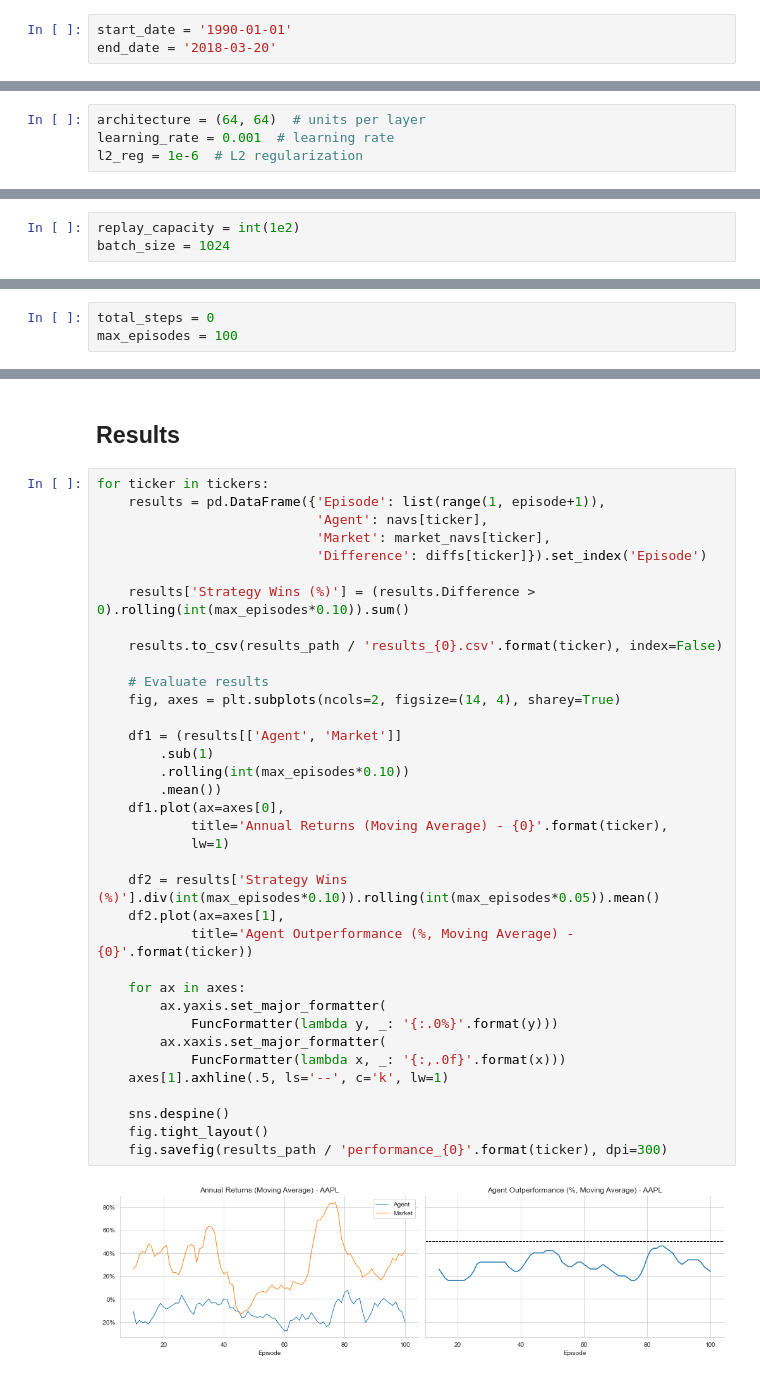
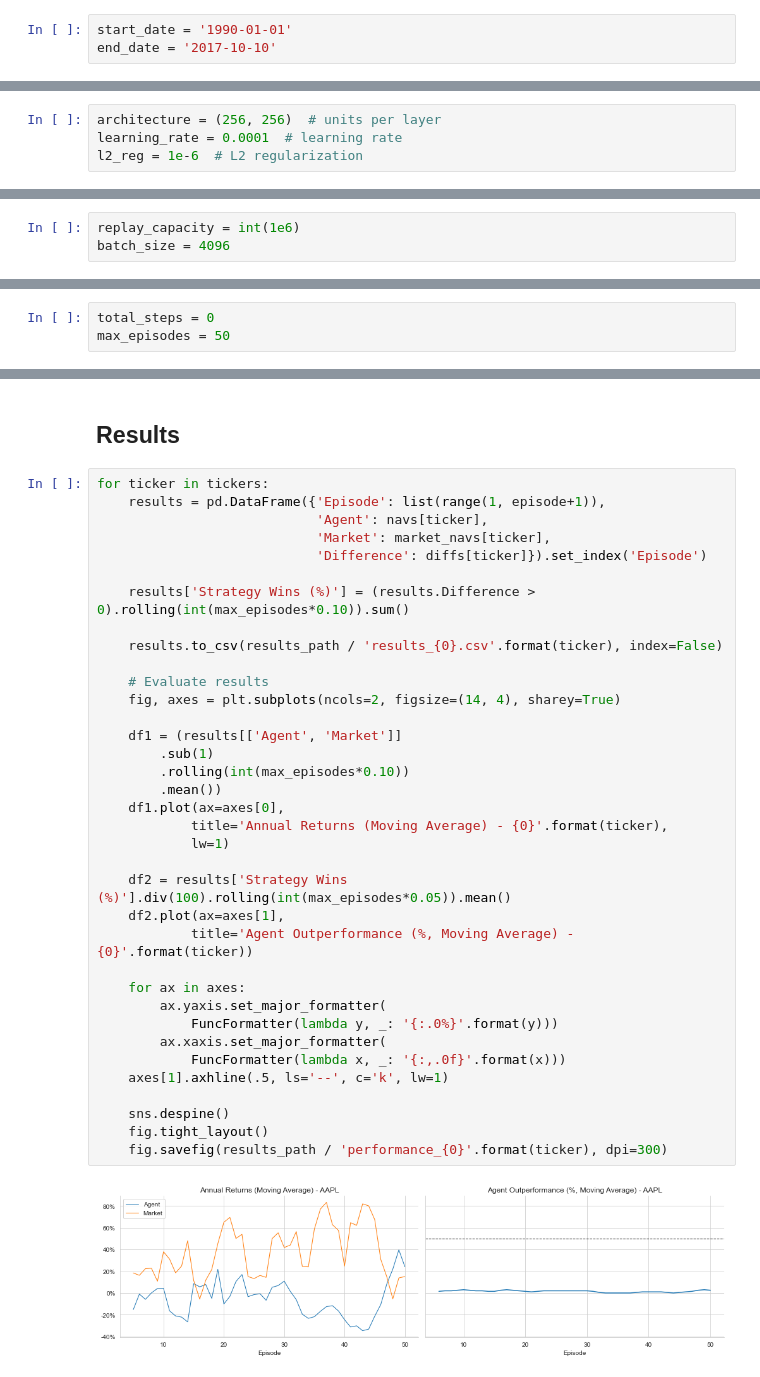
Before and after one commit to elkinnarvaez/deep-reinforcement-learning-for-trading, a Jupyter notebook: ddq_learning.ipynb, the cells around one changed output, grey strips where cells are left out. Drawn from its saved outputs; the diff is of its cells as text.

```diff
--- a/ddq_learning.ipynb
+++ b/ddq_learning.ipynb
@@ -92,7 +92,7 @@ trading_cost_bps = 1e-3
 time_cost_bps = 1e-4
 # %%
 start_date = '1990-01-01'
-end_date = '2018-03-20'
+end_date = '2017-10-10'
 # %%
 tickers = ['AAPL', 'JNJ']
 # %%
@@ -365,14 +365,14 @@ tau = 100  # target network update frequency
 # %% [markdown]
 ### NN Architecture
 # %%
-architecture = (64, 64)  # units per layer
-learning_rate = 0.001  # learning rate
+architecture = (256, 256)  # units per layer
+learning_rate = 0.0001  # learning rate
 l2_reg = 1e-6  # L2 regularization
 # %% [markdown]
 ### Experience Replay
 # %%
-replay_capacity = int(1e2)
-batch_size = 1024
+replay_capacity = int(1e6)
+batch_size = 4096
 # %% [markdown]
 ### $\epsilon$-greedy Policy
 # %%
@@ -411,7 +411,7 @@ ddqn = {ticker: DDQNAgent(state_dim=state_dim,
 ### Set parameters
 # %%
 total_steps = 0
-max_episodes = 100
+max_episodes = 50
 # %% [markdown]
 ### Initialize variables
 # %% [markdown]
@@ -587,32 +590,32 @@ for ticker in tickers:
 
     results['Strategy Wins (%)'] = (results.Difference > 0).rolling(int(max_episodes*0.10)).sum()
 
     results.to_csv(results_path / 'results_{0}.csv'.format(ticker), index=False)
 
     # Evaluate results
     fig, axes = plt.subplots(ncols=2, figsize=(14, 4), sharey=True)
 
     df1 = (results[['Agent', 'Market']]
         .sub(1)
         .rolling(int(max_episodes*0.10))
         .mean())
     df1.plot(ax=axes[0],
             title='Annual Returns (Moving Average) - {0}'.format(ticker),
             lw=1)
 
-    df2 = results['Strategy Wins (%)'].div(int(max_episodes*0.10)).rolling(int(max_episodes*0.05)).mean()
+    df2 = results['Strategy Wins (%)'].div(100).rolling(int(max_episodes*0.05)).mean()
     df2.plot(ax=axes[1],
             title='Agent Outperformance (%, Moving Average) - {0}'.format(ticker))
 
     for ax in axes:
         ax.yaxis.set_major_formatter(
             FuncFormatter(lambda y, _: '{:.0%}'.format(y)))
         ax.xaxis.set_major_formatter(
             FuncFormatter(lambda x, _: '{:,.0f}'.format(x)))
     axes[1].axhline(.5, ls='--', c='k', lw=1)
 
     sns.despine()
     fig.tight_layout()
     fig.savefig(results_path / 'performance_{0}'.format(ticker), dpi=300)
 # %% [output]
-[figure, old version]
+[figure, new version]
```
Also changed, not shown: parts of 11 cells of this notebook, 13 other files.
